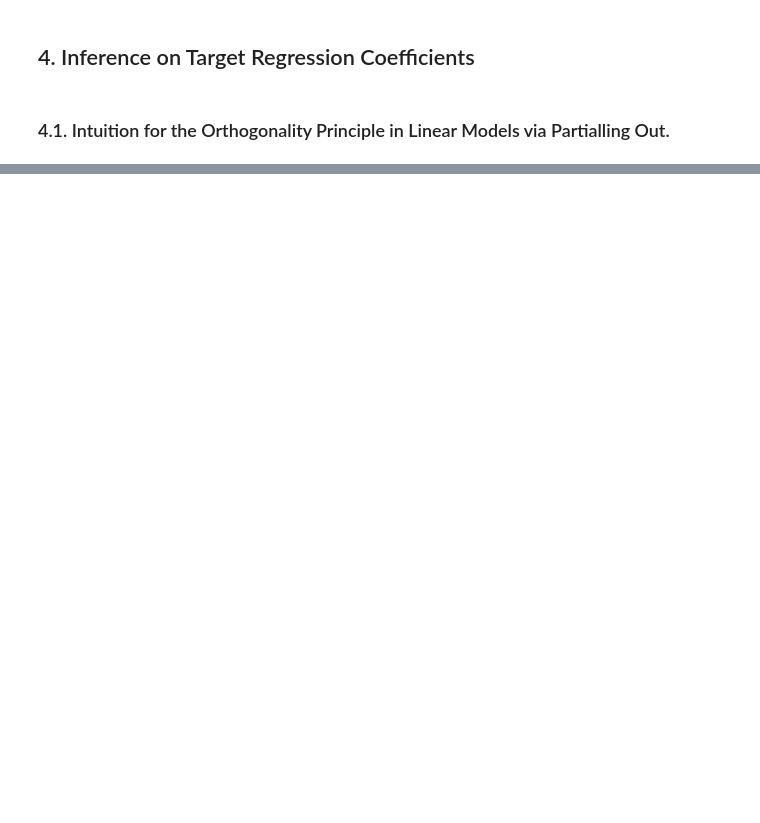
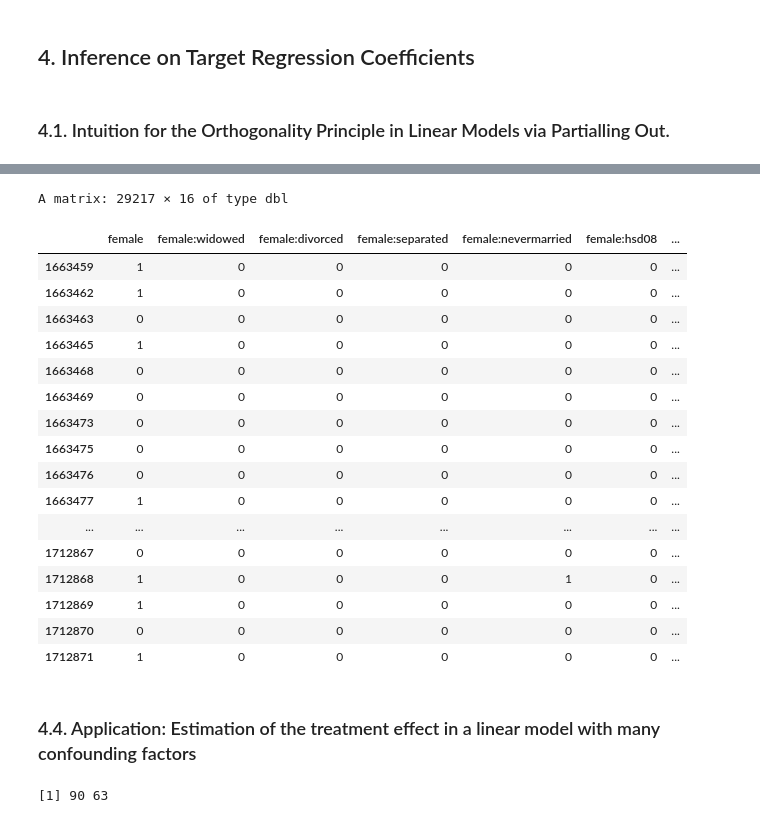
Before and after one commit to d2cml-ai/HDMjl.jl, a Jupyter notebook: tutorial/r_file.ipynb, the cells around one changed output, grey strips where cells are left out. Drawn from its saved outputs; the diff is of its cells as text; code cells hidden in the pictures; blank space fills up the shorter version.

```diff
--- a/tutorial/r_file.ipynb
+++ b/tutorial/r_file.ipynb
@@ -22,0 +146,8 @@ save(dat, file = "../data/4_1.csv")
+# %%
+library(hdm)
+data(cps2012)
+X <- model.matrix(~-1 + female + female:(widowed + divorced + separated + nevermarried +
+hsd08 + hsd911 + hsg + cg + ad + mw + so + we + exp1 + exp2 + exp3) + +(widowed +
+divorced + separated + nevermarried + hsd08 + hsd911 + hsg + cg + ad + mw + so +
+we + exp1 + exp2 + exp3)^2, data = cps2012)
+dim(X)
@@ -22,0 +156,3 @@ save(dat, file = "../data/4_1.csv")
+# %%
+X <- X[, which(apply(X, 2, var) != 0)] # exclude all constant variables
+dim(X)
@@ -22,0 +161,3 @@ save(dat, file = "../data/4_1.csv")
+# %%
+index.gender <- grep("female", colnames(X))
+index.gender
@@ -22,0 +166,3 @@ save(dat, file = "../data/4_1.csv")
+# %%
+index.gender <- grep("female", colnames(X))
+y <- cps2012$lnw
@@ -22,0 +193,33 @@ save(dat, file = "../data/4_1.csv")
+# %%
+X[, index.gender]
+# %% [output]
+A matrix: 29217 × 16 of type dbl
+|  | female | female:widowed | female:divorced | female:separated | female:nevermarried | female:hsd08 | ... |
+| 1663459 | 1 | 0 | 0 | 0 | 0 | 0 | ... |
+| 1663462 | 1 | 0 | 0 | 0 | 0 | 0 | ... |
+| 1663463 | 0 | 0 | 0 | 0 | 0 | 0 | ... |
+| 1663465 | 1 | 0 | 0 | 0 | 0 | 0 | ... |
+| 1663468 | 0 | 0 | 0 | 0 | 0 | 0 | ... |
+| 1663469 | 0 | 0 | 0 | 0 | 0 | 0 | ... |
+| 1663473 | 0 | 0 | 0 | 0 | 0 | 0 | ... |
+| 1663475 | 0 | 0 | 0 | 0 | 0 | 0 | ... |
+| 1663476 | 0 | 0 | 0 | 0 | 0 | 0 | ... |
+| 1663477 | 1 | 0 | 0 | 0 | 0 | 0 | ... |
+| ... | ... | ... | ... | ... | ... | ... | ... |
+| 1712867 | 0 | 0 | 0 | 0 | 0 | 0 | ... |
+| 1712868 | 1 | 0 | 0 | 0 | 1 | 0 | ... |
+| 1712869 | 1 | 0 | 0 | 0 | 0 | 0 | ... |
+| 1712870 | 0 | 0 | 0 | 0 | 0 | 0 | ... |
+| 1712871 | 1 | 0 | 0 | 0 | 0 | 0 | ... |
+# %% [markdown]
+### 4.4. Application: Estimation of the treatment effect in a linear model with many confounding factors
+# %%
+data(GrowthData)
+dim(GrowthData)
+## [1] 90 63
+y = GrowthData[, 1, drop = F]
+d = GrowthData[, 3, drop = F]
+X = as.matrix(GrowthData)[, -c(1, 2, 3)]
+varnames = colnames(GrowthData)
+# %% [output]
+[1] 90 63
```
Also changed, not shown: parts of 49 cells of this notebook, 4 other files.
